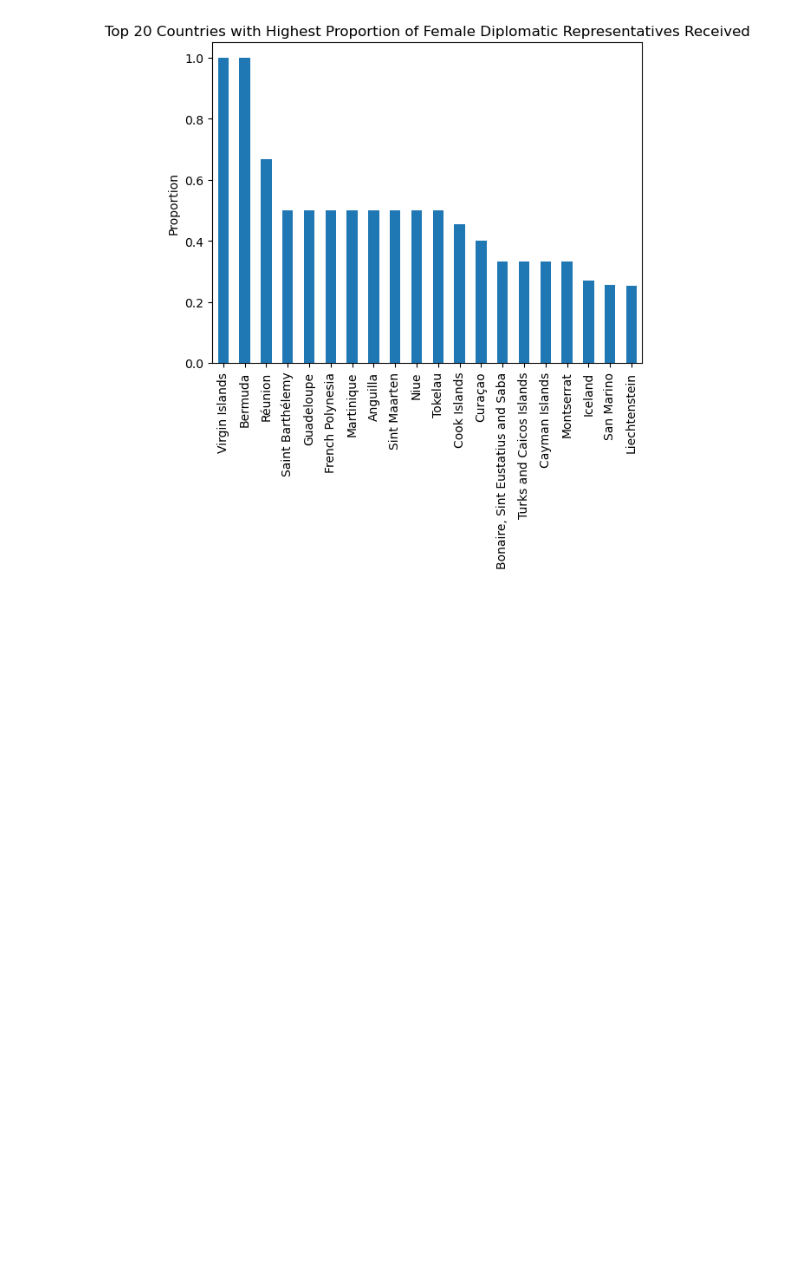
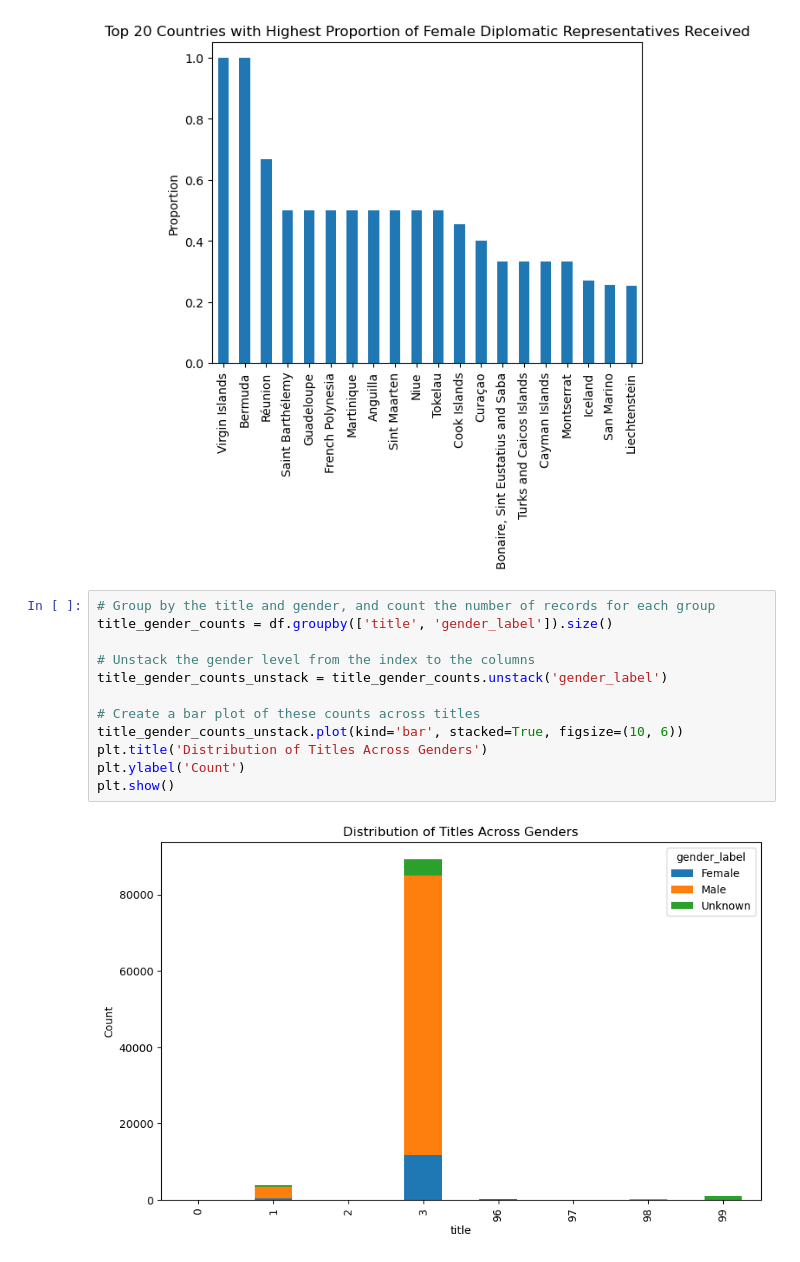
Before and after one commit to raj-rajat/Gender-and-Diplomatic-Representation, a Jupyter notebook: gender-and-diplomatic-representation.ipynb, the cells around one changed output. Saved outputs shown, nothing was run; the diff lists cells and outputs as text; blank space fills up the shorter version.

Commit message:
Kaggle Notebook | Gender and Diplomatic Representation | Version 4

```diff
--- a/gender-and-diplomatic-representation.ipynb
+++ b/gender-and-diplomatic-representation.ipynb
@@ -428,3 +428,17 @@ plt.ylabel('Proportion')
 plt.show()
 # %% [output]
 [figure]
+# %%
+# Group by the title and gender, and count the number of records for each group
+title_gender_counts = df.groupby(['title', 'gender_label']).size()
+
+# Unstack the gender level from the index to the columns
+title_gender_counts_unstack = title_gender_counts.unstack('gender_label')
+
+# Create a bar plot of these counts across titles
+title_gender_counts_unstack.plot(kind='bar', stacked=True, figsize=(10, 6))
+plt.title('Distribution of Titles Across Genders')
+plt.ylabel('Count')
+plt.show()
+# %% [output]
+[figure, added]
```
Also changed, not shown: parts of 1 cell of this notebook.
